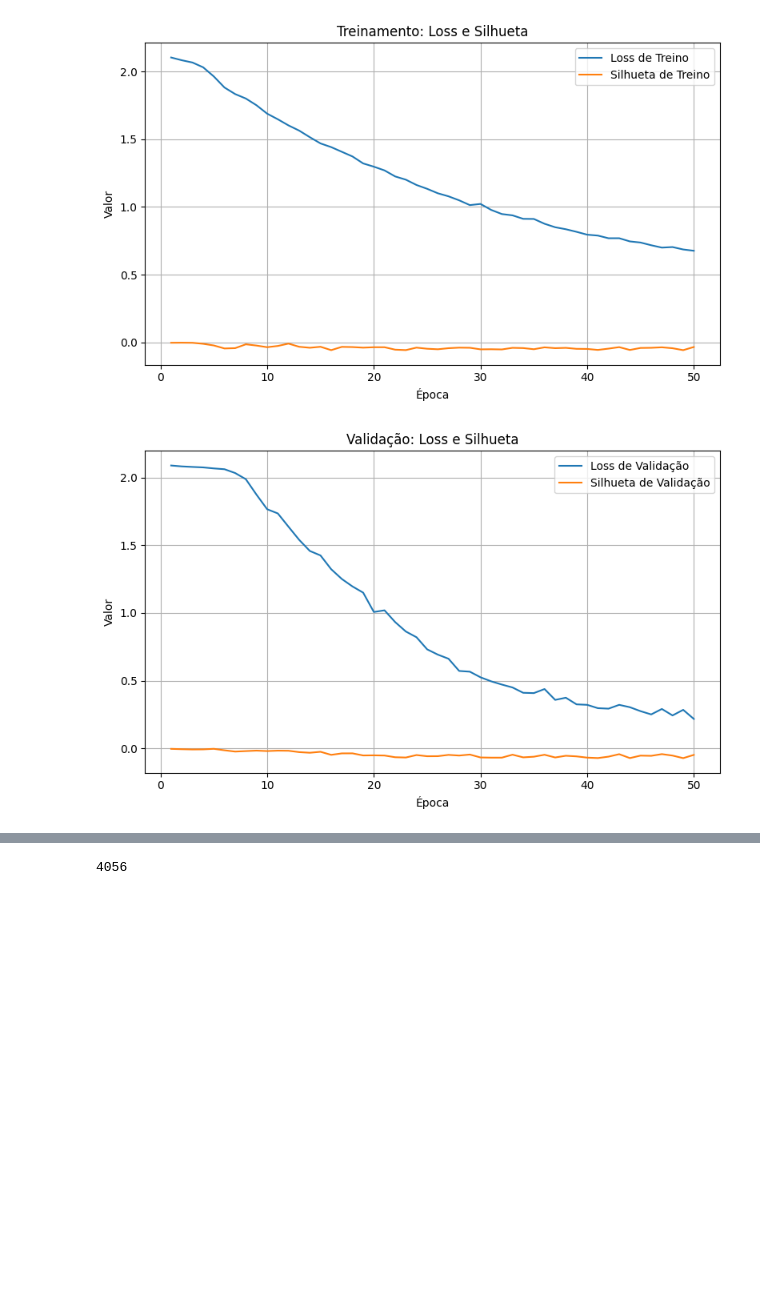
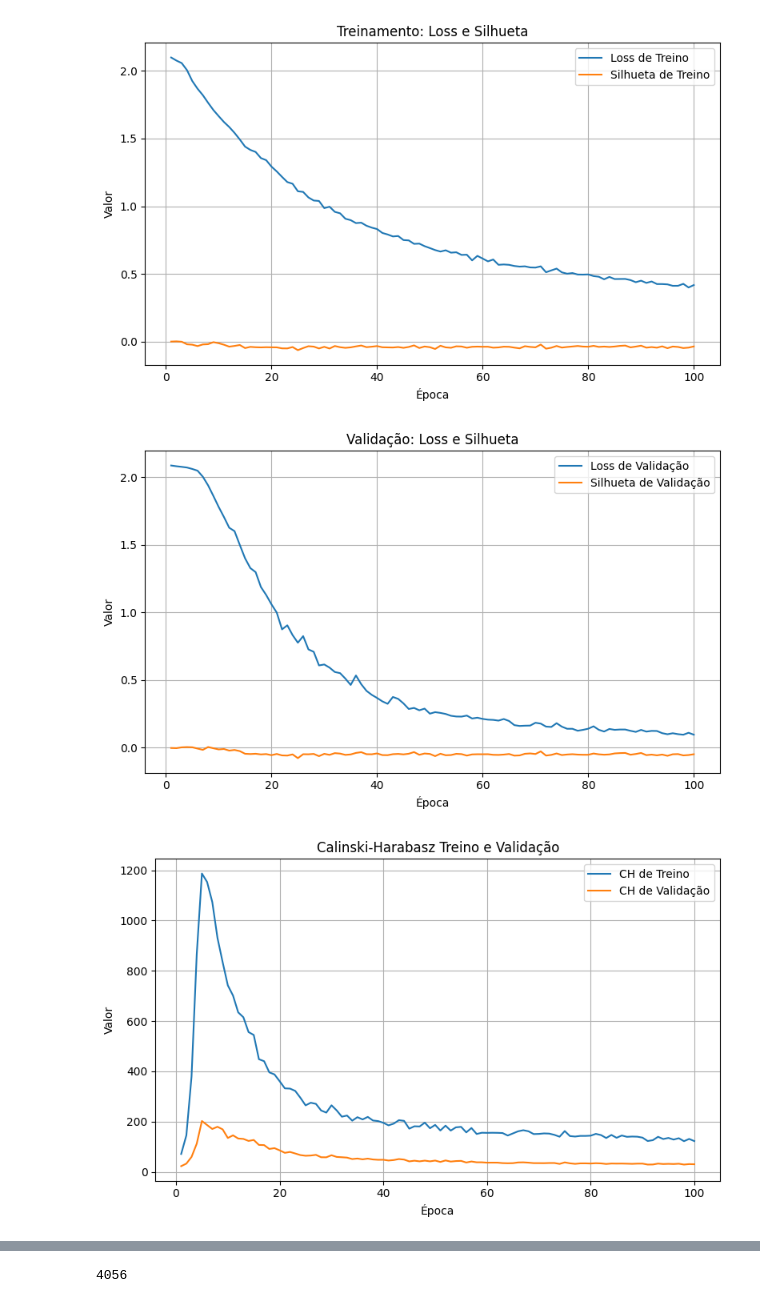
Before and after one commit to Krayth/TCC-graphs-CLIP-test2, a Jupyter notebook: Treinamento-Watts-Strogatz.ipynb, the cells around one changed output, grey strips where cells are left out. Cells and saved outputs as stored; diff of their text form; code cells hidden in the pictures; blank space fills up the shorter version.

Commit message:
Watts-Strogatz update - added Calinski-Harabasz and Davies-Bouldin scores, 100 epochs

```diff
--- a/Treinamento-Watts-Strogatz.ipynb
+++ b/Treinamento-Watts-Strogatz.ipynb
@@ -14,7 +14,7 @@ from transformers import TrainingArguments
 
 training_args = TrainingArguments(
     output_dir="../data/checkpoints/clip-model",
-    num_train_epochs=50,
+    num_train_epochs=100,
     per_device_train_batch_size=8,
     gradient_accumulation_steps=1,
     warmup_steps=50,
@@ -48,14 +48,14 @@ def compute_sims(model, ds, device="cpu"):
         # matriz de similaridade coseno
         sims = torch.matmul(image_embs, text_embs.T)  # (num_images, num_texts)
 
-    return sims
+    return sims, image_embs
 
 @torch.no_grad()
-def compute_silhouette(model, ds, device):
+def compute_metrics(model, ds, device):
     # Calcula o índice de silhueta com base nas similaridades
 
     # Similaridade entre imagens e textos
-    sims = compute_sims(model, ds, device)  # (num_images, num_texts)
+    sims, image_embs = compute_sims(model, ds, device)  # (num_images, num_texts)
 
     # Converte similaridade -> distância exponencial
     dist = torch.exp(-sims.detach().cpu())
@@ -89,9 +89,15 @@ def compute_silhouette(model, ds, device):
         labels[idxs] = i
 
     # Calcula índice de silhueta
-    score = silhouette_score(dist, labels, metric="precomputed")
+    sil_score = silhouette_score(dist, labels, metric="precomputed")
 
-    return score, labels
+    # Para CH e DB, usamos embeddings das imagens
+    embeddings = image_embs.detach().cpu().numpy()
+
+    ch_score = calinski_harabasz_score(embeddings, labels)
+    db_score = davies_bouldin_score(embeddings, labels)
+
+    return sil_score, ch_score, db_score
 # %%
 import os
 os.environ["TOKENIZERS_PARALLELISM"] = "false"
@@ -228,26 +238,49 @@ torch.save(model.state_dict(), "Modelo-Watts-Strogatz-Dataset-Dividido-50epoch.c
 # %%
 epochs = range(1, len(train_losses) + 1)
 plt.figure(figsize=(8, 5))
 plt.title("Treinamento: Loss e Silhueta")
 plt.plot(epochs, train_losses, label="Loss de Treino", color="tab:blue")
 plt.plot(epochs, train_sils, label="Silhueta de Treino", color="tab:orange")
 plt.xlabel("Época")
 plt.ylabel("Valor")
 plt.legend()
 plt.grid(True)
 plt.tight_layout()
 plt.show()
 
 plt.figure(figsize=(8, 5))
 plt.title("Validação: Loss e Silhueta")
 plt.plot(epochs, valid_losses, label="Loss de Validação", color="tab:blue")
 plt.plot(epochs, valid_sils, label="Silhueta de Validação", color="tab:orange")
 plt.xlabel("Época")
 plt.ylabel("Valor")
 plt.legend()
 plt.grid(True)
 plt.tight_layout()
 plt.show()
+
+plt.figure(figsize=(8, 5))
+plt.title("Calinski-Harabasz Treino e Validação")
+plt.plot(epochs, train_ch, label="CH de Treino", color="tab:blue")
+plt.plot(epochs, valid_ch, label="CH de Validação", color="tab:orange")
+plt.xlabel("Época")
+plt.ylabel("Valor")
+plt.legend()
+plt.grid(True)
+plt.tight_layout()
+plt.show()
+
+plt.figure(figsize=(8, 5))
+plt.title("Davies-Bouldin Treino e Validação")
+plt.plot(epochs, train_db, label="DB de Treino", color="tab:blue")
+plt.plot(epochs, valid_db, label="DB de Validação", color="tab:orange")
+plt.xlabel("Época")
+plt.ylabel("Valor")
+plt.legend()
+plt.grid(True)
+plt.tight_layout()
+plt.show()
 # %% [output]
-[figure, old version]
+[figure, new version]
-[figure, old version]
+[figure, new version]
+[figure, added]
```
Also changed, not shown: parts of 13 cells of this notebook.
